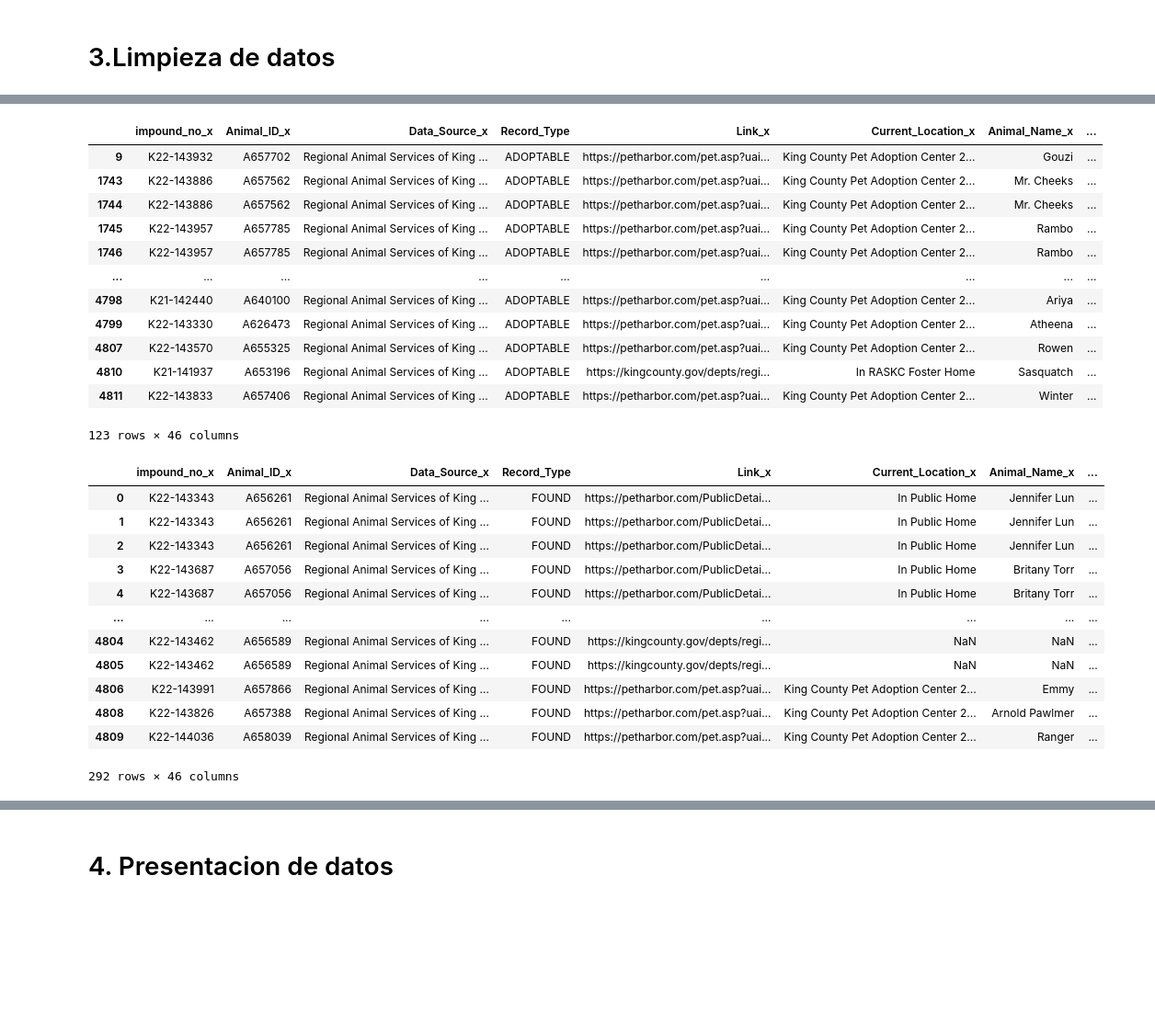
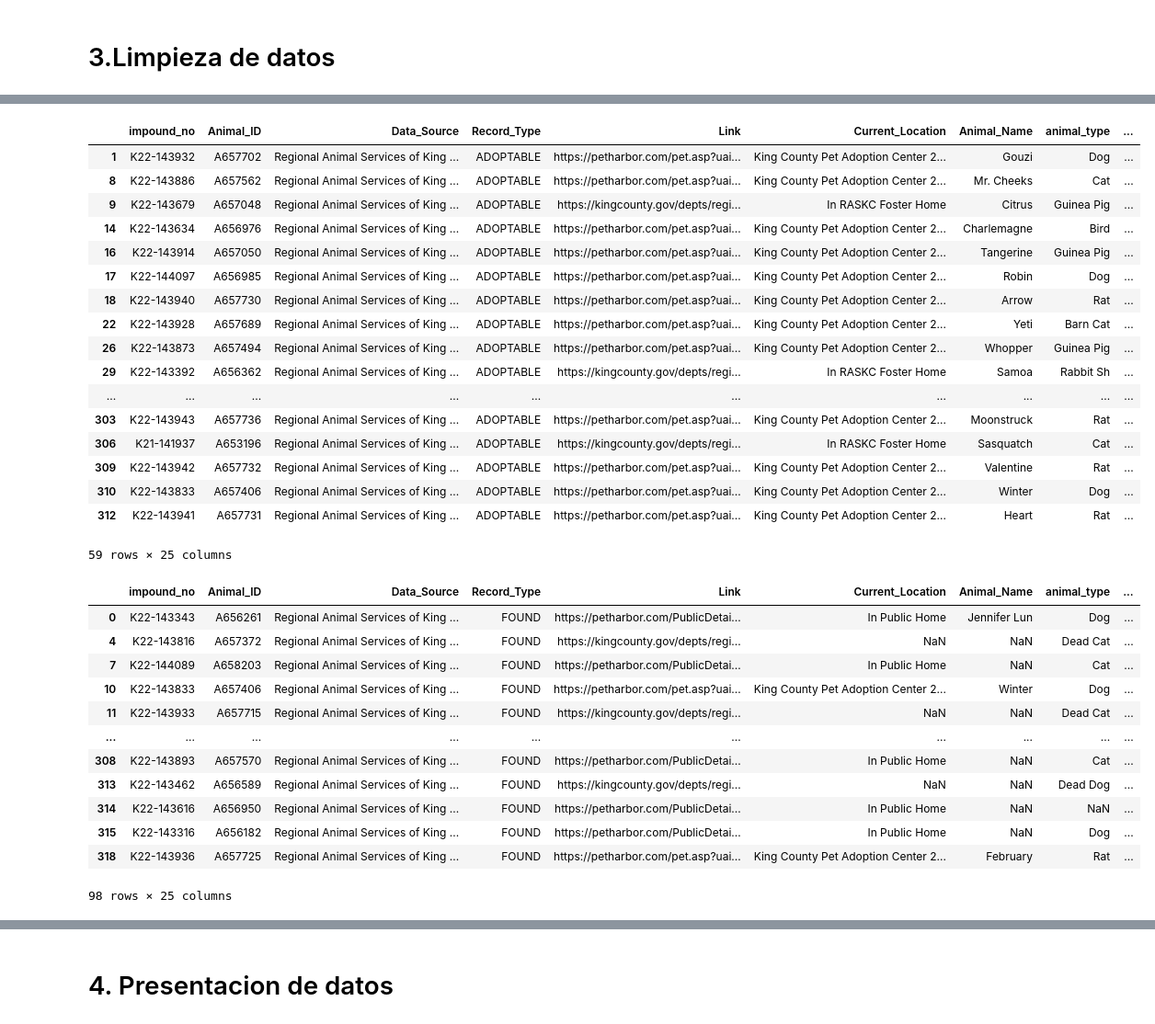
Before and after one commit to Rociotorrano/analisis_adopcion, a Jupyter notebook: Analisis sobre las adopciones.ipynb, the cells around one changed output, grey strips where cells are left out. Shown at 92% size. Saved outputs shown, nothing was run; the diff lists cells and outputs as text; code cells hidden in the pictures; blank space fills up the shorter version.

```diff
--- a/Analisis sobre las adopciones.ipynb
+++ b/Analisis sobre las adopciones.ipynb
@@ -29,5 +31,6 @@ import pandas as pd
 # %%
-pd.read_csv("dogs.csv")
+df = pd.read_csv("Datos/dogs.csv")
+df.head()
 # %% [output]
 |  | impound_no | Animal_ID | Data_Source | Record_Type | Link | Current_Location | Animal_Name | animal_type | ... |
 | 0 | K22-143343 | A656261 | Regional Animal Services of King ... | FOUND | https://petharbor.com/PublicDetai... | In Public Home | Jennifer Lun | Dog | ... |
@@ -45,5 +42,3 @@ pd.read_csv("dogs.csv")
-# %%
-df = pd.read_csv("dogs.csv")
 # %% [markdown]
 # 2. Exploracion
 # %%
@@ -227,33 +217,38 @@ merged[merged.Age == 'Under 1 year<p/>']
 # %%
-merged[merged.Record_Type == 'ADOPTABLE']
+df[df.Record_Type == 'ADOPTABLE']
 # %% [output]
-|  | impound_no_x | Animal_ID_x | Data_Source_x | Record_Type | Link_x | Current_Location_x | Animal_Name_x | ... |
-| 9 | K22-143932 | A657702 | Regional Animal Services of King ... | ADOPTABLE | https://petharbor.com/pet.asp?uai... | King County Pet Adoption Center 2... | Gouzi | ... |
-| 1743 | K22-143886 | A657562 | Regional Animal Services of King ... | ADOPTABLE | https://petharbor.com/pet.asp?uai... | King County Pet Adoption Center 2... | Mr. Cheeks | ... |
-| 1744 | K22-143886 | A657562 | Regional Animal Services of King ... | ADOPTABLE | https://petharbor.com/pet.asp?uai... | King County Pet Adoption Center 2... | Mr. Cheeks | ... |
-| 1745 | K22-143957 | A657785 | Regional Animal Services of King ... | ADOPTABLE | https://petharbor.com/pet.asp?uai... | King County Pet Adoption Center 2... | Rambo | ... |
-| 1746 | K22-143957 | A657785 | Regional Animal Services of King ... | ADOPTABLE | https://petharbor.com/pet.asp?uai... | King County Pet Adoption Center 2... | Rambo | ... |
-| ... | ... | ... | ... | ... | ... | ... | ... | ... |
-| 4798 | K21-142440 | A640100 | Regional Animal Services of King ... | ADOPTABLE | https://petharbor.com/pet.asp?uai... | King County Pet Adoption Center 2... | Ariya | ... |
-| 4799 | K22-143330 | A626473 | Regional Animal Services of King ... | ADOPTABLE | https://petharbor.com/pet.asp?uai... | King County Pet Adoption Center 2... | Atheena | ... |
-| 4807 | K22-143570 | A655325 | Regional Animal Services of King ... | ADOPTABLE | https://petharbor.com/pet.asp?uai... | King County Pet Adoption Center 2... | Rowen | ... |
-| 4810 | K21-141937 | A653196 | Regional Animal Services of King ... | ADOPTABLE | https://kingcounty.gov/depts/regi... | In RASKC Foster Home | Sasquatch | ... |
-| 4811 | K22-143833 | A657406 | Regional Animal Services of King ... | ADOPTABLE | https://petharbor.com/pet.asp?uai... | King County Pet Adoption Center 2... | Winter | ... |
+|  | impound_no | Animal_ID | Data_Source | Record_Type | Link | Current_Location | Animal_Name | animal_type | ... |
+| 1 | K22-143932 | A657702 | Regional Animal Services of King ... | ADOPTABLE | https://petharbor.com/pet.asp?uai... | King County Pet Adoption Center 2... | Gouzi | Dog | ... |
+| 8 | K22-143886 | A657562 | Regional Animal Services of King ... | ADOPTABLE | https://petharbor.com/pet.asp?uai... | King County Pet Adoption Center 2... | Mr. Cheeks | Cat | ... |
+| 9 | K22-143679 | A657048 | Regional Animal Services of King ... | ADOPTABLE | https://kingcounty.gov/depts/regi... | In RASKC Foster Home | Citrus | Guinea Pig | ... |
+| 14 | K22-143634 | A656976 | Regional Animal Services of King ... | ADOPTABLE | https://petharbor.com/pet.asp?uai... | King County Pet Adoption Center 2... | Charlemagne | Bird | ... |
+| 16 | K22-143914 | A657050 | Regional Animal Services of King ... | ADOPTABLE | https://petharbor.com/pet.asp?uai... | King County Pet Adoption Center 2... | Tangerine | Guinea Pig | ... |
+| 17 | K22-144097 | A656985 | Regional Animal Services of King ... | ADOPTABLE | https://petharbor.com/pet.asp?uai... | King County Pet Adoption Center 2... | Robin | Dog | ... |
+| 18 | K22-143940 | A657730 | Regional Animal Services of King ... | ADOPTABLE | https://petharbor.com/pet.asp?uai... | King County Pet Adoption Center 2... | Arrow | Rat | ... |
+| 22 | K22-143928 | A657689 | Regional Animal Services of King ... | ADOPTABLE | https://petharbor.com/pet.asp?uai... | King County Pet Adoption Center 2... | Yeti | Barn Cat | ... |
+| 26 | K22-143873 | A657494 | Regional Animal Services of King ... | ADOPTABLE | https://petharbor.com/pet.asp?uai... | King County Pet Adoption Center 2... | Whopper | Guinea Pig | ... |
+| 29 | K22-143392 | A656362 | Regional Animal Services of King ... | ADOPTABLE | https://kingcounty.gov/depts/regi... | In RASKC Foster Home | Samoa | Rabbit Sh | ... |
+| ... | ... | ... | ... | ... | ... | ... | ... | ... | ... |
+| 303 | K22-143943 | A657736 | Regional Animal Services of King ... | ADOPTABLE | https://petharbor.com/pet.asp?uai... | King County Pet Adoption Center 2... | Moonstruck | Rat | ... |
+| 306 | K21-141937 | A653196 | Regional Animal Services of King ... | ADOPTABLE | https://kingcounty.gov/depts/regi... | In RASKC Foster Home | Sasquatch | Cat | ... |
+| 309 | K22-143942 | A657732 | Regional Animal Services of King ... | ADOPTABLE | https://petharbor.com/pet.asp?uai... | King County Pet Adoption Center 2... | Valentine | Rat | ... |
+| 310 | K22-143833 | A657406 | Regional Animal Services of King ... | ADOPTABLE | https://petharbor.com/pet.asp?uai... | King County Pet Adoption Center 2... | Winter | Dog | ... |
+| 312 | K22-143941 | A657731 | Regional Animal Services of King ... | ADOPTABLE | https://petharbor.com/pet.asp?uai... | King County Pet Adoption Center 2... | Heart | Rat | ... |
-123 rows × 46 columns
+59 rows × 25 columns
 # %%
-merged[merged.Record_Type == 'FOUND']
+df[df.Record_Type == 'FOUND']
 # %% [output]
-|  | impound_no_x | Animal_ID_x | Data_Source_x | Record_Type | Link_x | Current_Location_x | Animal_Name_x | ... |
-| 0 | K22-143343 | A656261 | Regional Animal Services of King ... | FOUND | https://petharbor.com/PublicDetai... | In Public Home | Jennifer Lun | ... |
-| 1 | K22-143343 | A656261 | Regional Animal Services of King ... | FOUND | https://petharbor.com/PublicDetai... | In Public Home | Jennifer Lun | ... |
-| 2 | K22-143343 | A656261 | Regional Animal Services of King ... | FOUND | https://petharbor.com/PublicDetai... | In Public Home | Jennifer Lun | ... |
-| 3 | K22-143687 | A657056 | Regional Animal Services of King ... | FOUND | https://petharbor.com/PublicDetai... | In Public Home | Britany Torr | ... |
-| 4 | K22-143687 | A657056 | Regional Animal Services of King ... | FOUND | https://petharbor.com/PublicDetai... | In Public Home | Britany Torr | ... |
-| ... | ... | ... | ... | ... | ... | ... | ... | ... |
-| 4804 | K22-143462 | A656589 | Regional Animal Services of King ... | FOUND | https://kingcounty.gov/depts/regi... | NaN | NaN | ... |
-| 4805 | K22-143462 | A656589 | Regional Animal Services of King ... | FOUND | https://kingcounty.gov/depts/regi... | NaN | NaN | ... |
-| 4806 | K22-143991 | A657866 | Regional Animal Services of King ... | FOUND | https://petharbor.com/pet.asp?uai... | King County Pet Adoption Center 2... | Emmy | ... |
-| 4808 | K22-143826 | A657388 | Regional Animal Services of King ... | FOUND | https://petharbor.com/pet.asp?uai... | King County Pet Adoption Center 2... | Arnold Pawlmer | ... |
-| 4809 | K22-144036 | A658039 | Regional Animal Services of King ... | FOUND | https://petharbor.com/pet.asp?uai... | King County Pet Adoption Center 2... | Ranger | ... |
+|  | impound_no | Animal_ID | Data_Source | Record_Type | Link | Current_Location | Animal_Name | animal_type | ... |
+| 0 | K22-143343 | A656261 | Regional Animal Services of King ... | FOUND | https://petharbor.com/PublicDetai... | In Public Home | Jennifer Lun | Dog | ... |
+| 4 | K22-143816 | A657372 | Regional Animal Services of King ... | FOUND | https://kingcounty.gov/depts/regi... | NaN | NaN | Dead Cat | ... |
+| 7 | K22-144089 | A658203 | Regional Animal Services of King ... | FOUND | https://petharbor.com/PublicDetai... | In Public Home | NaN | Cat | ... |
+| 10 | K22-143833 | A657406 | Regional Animal Services of King ... | FOUND | https://petharbor.com/pet.asp?uai... | King County Pet Adoption Center 2... | Winter | Dog | ... |
+| 11 | K22-143933 | A657715 | Regional Animal Services of King ... | FOUND | https://kingcounty.gov/depts/regi... | NaN | NaN | Dead Cat | ... |
+| ... | ... | ... | ... | ... | ... | ... | ... | ... | ... |
+| 308 | K22-143893 | A657570 | Regional Animal Services of King ... | FOUND | https://petharbor.com/PublicDetai... | In Public Home | NaN | Cat | ... |
+| 313 | K22-143462 | A656589 | Regional Animal Services of King ... | FOUND | https://kingcounty.gov/depts/regi... | NaN | NaN | Dead Dog | ... |
+| 314 | K22-143616 | A656950 | Regional Animal Services of King ... | FOUND | https://petharbor.com/PublicDetai... | In Public Home | NaN | NaN | ... |
+| 315 | K22-143316 | A656182 | Regional Animal Services of King ... | FOUND | https://petharbor.com/PublicDetai... | In Public Home | NaN | Dog | ... |
+| 318 | K22-143936 | A657725 | Regional Animal Services of King ... | FOUND | https://petharbor.com/pet.asp?uai... | King County Pet Adoption Center 2... | February | Rat | ... |
-292 rows × 46 columns
+98 rows × 25 columns
 # %%
```
Also changed, not shown: parts of 16 cells of this notebook, 1 other file.
